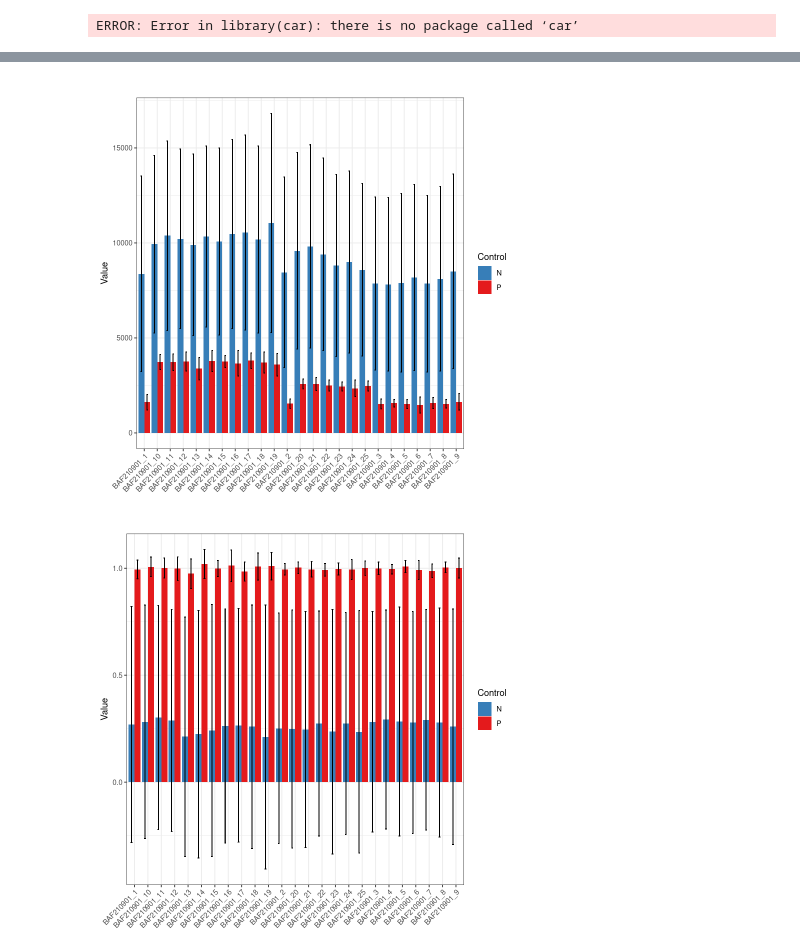
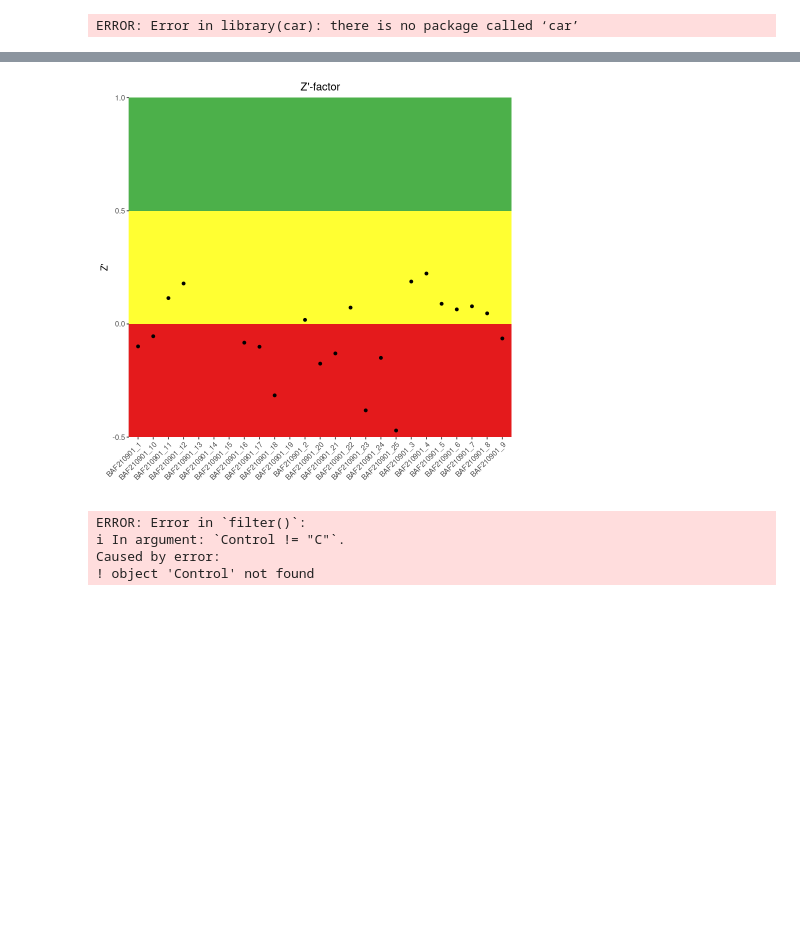
Before and after one commit to ETH-NEXUS/lab_data_management, a Jupyter notebook: api/notebooks/FirstReport.ipynb, the cells around one changed output, grey strips where cells are left out. Saved outputs shown, nothing was run; the diff lists cells and outputs as text; code cells hidden in the pictures; blank space fills up the shorter version.

```diff
--- a/api/notebooks/FirstReport.ipynb
+++ b/api/notebooks/FirstReport.ipynb
@@ -105,9 +143,9 @@ create_z_prime_plot = function(data, x_var, y_var) {
       p = ggplot(data, aes(x=!!rlang::sym(x_var), y=!!rlang::sym(y_var))) + ylab("Z'") + xlab("") +
       scale_y_continuous(limits=c(-0.5,1), expand = c(0,0))+
       geom_hline(yintercept=c(0,0.5)) +
-      geom_rect(xmin=0, xmax=length(levels(data$Plate))+1, ymin=-Inf, ymax=0, fill=cols[1], alpha=0.5) +
-      geom_rect(xmin=0, xmax=length(levels(data$Plate))+1, ymin=0, ymax=0.5, fill=cols[2], alpha=0.5) +
-      geom_rect(xmin=0, xmax=length(levels(data$Plate))+1, ymin=0.5, ymax=1, fill=cols[3], alpha=0.5) +
+      geom_rect(xmin=0, xmax=length(levels(data$plate))+1, ymin=-Inf, ymax=0, fill=cols[1], alpha=0.5) +
+      geom_rect(xmin=0, xmax=length(levels(data$plate))+1, ymin=0, ymax=0.5, fill=cols[2], alpha=0.5) +
+      geom_rect(xmin=0, xmax=length(levels(data$plate))+1, ymin=0.5, ymax=1, fill=cols[3], alpha=0.5) +
       geom_point() +
       ggtitle("Z'-factor")+
       theme(axis.text.x = element_text(angle = 45, hjust = 1, vjust = 1),
@@ -139,16 +177,16 @@ create_plate_control_bar_plot = function(data, x_var, y_var, fill_var, sd_var) {
 
 create_qq_plot = function(data, title="Normal QQ Plot", pvar) {
 
-    data$Control = as.factor(data$Control)
-    y = matrix(unlist(tapply(data$norm, data$Control, quantile, c(0.25,0.75), na.rm=T)),
+    data$control = as.factor(data$control)
+    y = matrix(unlist(tapply(data$norm, data$control, quantile, c(0.25,0.75), na.rm=T)),
                ncol=2, byrow=T)
     x = qnorm( c(0.25, 0.75))         # Find the matching normal values on the x-axis
     slope = t(diff(t(y))) / diff(x)   # Compute the line slope
     int = y[,1] - slope * x[1]
-    qqline = data.frame(int=int, slope=slope, type=levels(droplevels(data$Control)))
-    levels(qqline$type) = levels(data$Control)
+    qqline = data.frame(int=int, slope=slope, type=levels(droplevels(data$control)))
+    levels(qqline$type) = levels(data$control)
 
-    p = ggplot(data, aes(sample=norm, group=Control, color=Control)) +
+    p = ggplot(data, aes(sample=norm, group=control, color=control)) +
       stat_qq(distribution = qnorm) +
       #annotate(geom="text", x=0, y=min(data$norm), col="red", label=paste("Shapiro's Test p= ", pnorm), parse=F)+
       annotate(geom="text", x=0, y=(min(data$norm)+0.05), col="red", label=paste("Levine's Test p= ", pvar), parse=F)+
@@ -195,4 +242,4 @@ norm_data_scatter
 # %%
-
-z_prime_plot = create_z_prime_plot(z_prime, 'Plate', 'z_prime')
+z_prime_plot = create_z_prime_plot(z_prime, 'plate', 'z_prime')
 z_prime_plot
+# %% [output]
@@ -199,16 +248,19 @@ z_prime_plot
+[figure, added]
 # %%
-condat = norm_data %>% filter(Control != 'C') %>%
-    mutate(X.Axis = paste(Plate, Control))
+condat = norm_data %>% filter(control != 'C') %>%
+    mutate(X.Axis = paste(plate, control))
 mean_sd =  condat %>%
     group_by(X.Axis) %>%
-    summarize(Value_mean = mean(Value), Value_sd=sd(Value), norm_mean=mean(norm), norm_sd=sd(norm))
+    summarize(value_mean = mean(Value), value_sd=sd(Value), norm_mean=mean(norm), norm_sd=sd(norm))
 res_df = left_join(condat, mean_sd, by="X.Axis")
 
-plate_barplot_raw = create_plate_control_bar_plot(res_df, 'Plate', 'Value_mean', 'Control', 'Value_sd')
+plate_barplot_raw = create_plate_control_bar_plot(res_df, 'plate', 'value_mean', 'control', 'value_sd')
 plate_barplot_raw
 
-plate_barplot_norm = create_plate_control_bar_plot(res_df, 'Plate', 'norm_mean', 'Control', 'norm_sd')
+plate_barplot_norm = create_plate_control_bar_plot(res_df, 'plate', 'norm_mean', 'control', 'norm_sd')
 plate_barplot_norm
 # %% [output]
-[figure, removed]
-[figure, removed]
+ERROR: Error in `filter()`:
+ℹ In argument: `Control != "C"`.
+Caused by error:
+! object 'Control' not found
```
Also changed, not shown: parts of 12 cells of this notebook, 1 other file.
